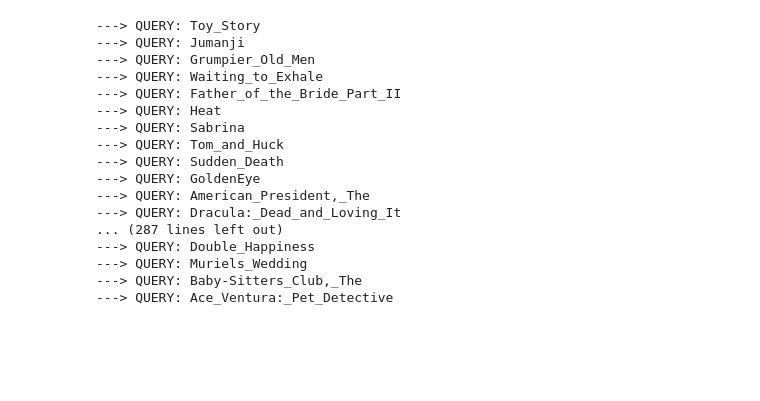
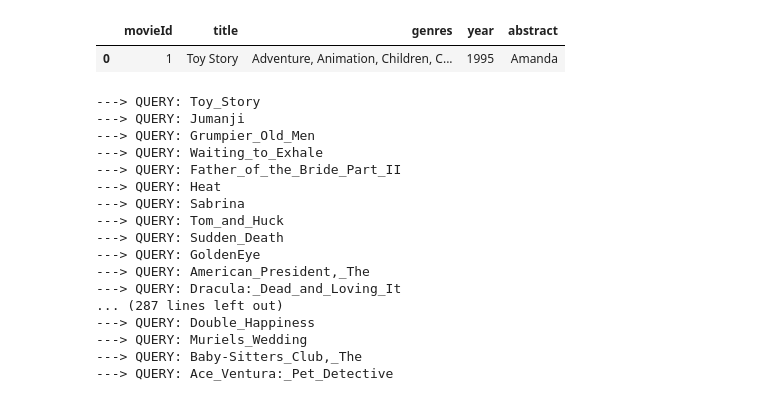
Before and after one commit to amandachagas/sparqlmovielens, a Jupyter notebook: SparqlMovielens.ipynb, the cells around one changed output. Cells and saved outputs as stored; diff of their text form; code cells hidden in the pictures; blank space fills up the shorter version.

```diff
--- a/SparqlMovielens.ipynb
+++ b/SparqlMovielens.ipynb
@@ -66,3 +78,9 @@ get_abstract_query_sparql("Mr._Holland's_Opus")
+# %%
+test.loc[0,'abstract'] = 'Amanda'
+test.head()
+# %% [output]
+|  | movieId | title | genres | year | abstract |
+| 0 | 1 | Toy Story | Adventure, Animation, Children, C... | 1995 | Amanda |
 # %%
 for index, row in movies.iterrows():
 #     print('Index: {}, ROW_title: {}, Abstract: @{}'.format(index, row.title, row.abstract))
```
Also changed, not shown: parts of 3 cells of this notebook, 6 other files.
